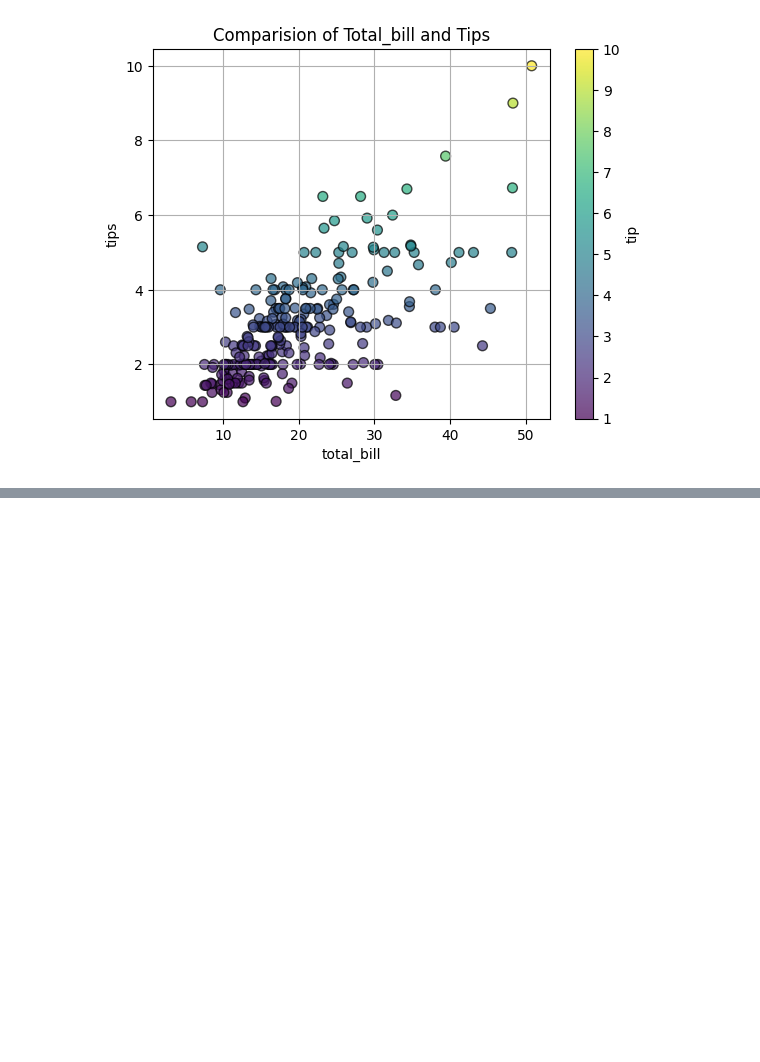
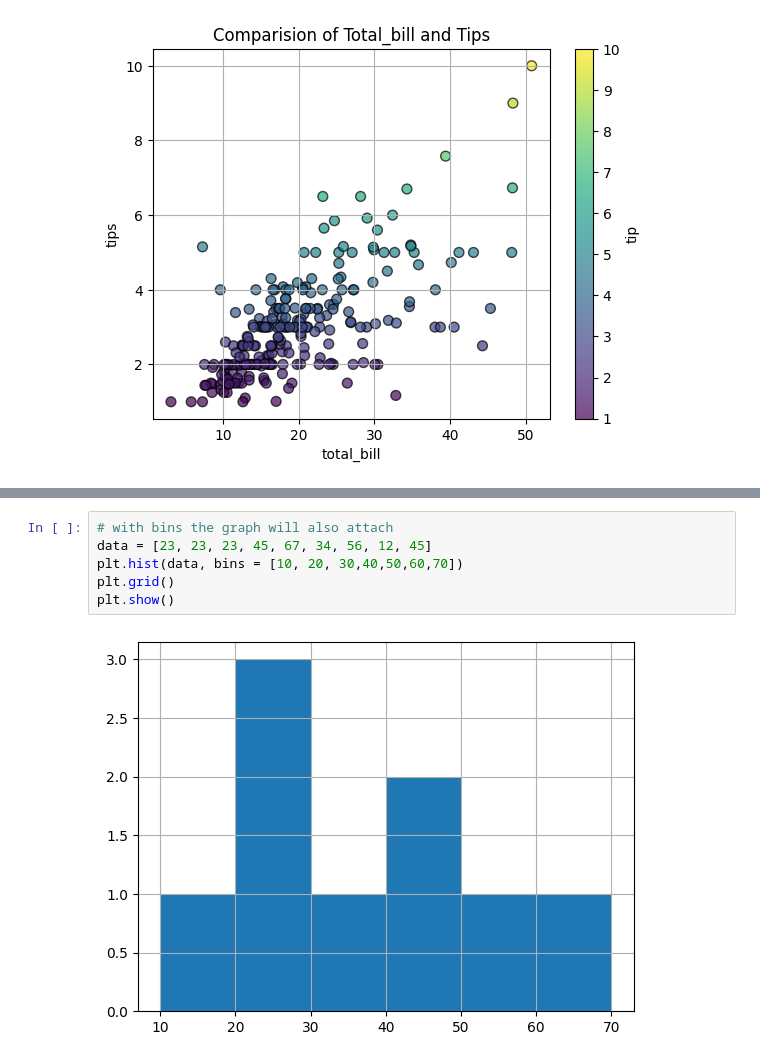
Before and after one commit to sthasarita/Matplotlib_Seaborn, a Jupyter notebook: practice.ipynb, the cells around one changed output, grey strips where cells are left out. Drawn from its saved outputs; the diff is of its cells as text; blank space fills up the shorter version.

```diff
--- a/practice.ipynb
+++ b/practice.ipynb
@@ -747,0 +796,8 @@ plt.show()
+# %%
+# with bins the graph will also attach
+data = [23, 23, 23, 45, 67, 34, 56, 12, 45]
+plt.hist(data, bins = [10, 20, 30,40,50,60,70])
+plt.grid()
+plt.show()
+# %% [output]
+[figure, added]
```
Also changed, not shown: parts of 26 cells of this notebook, 2 other files.
